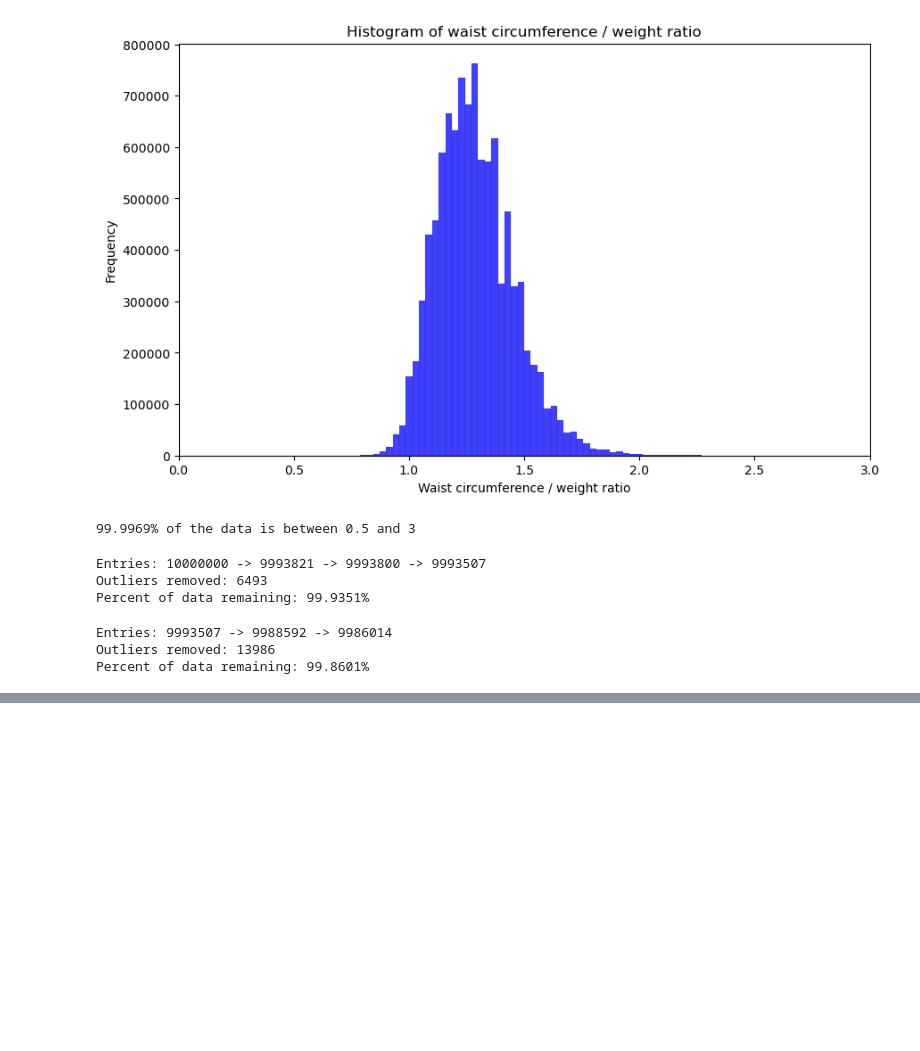
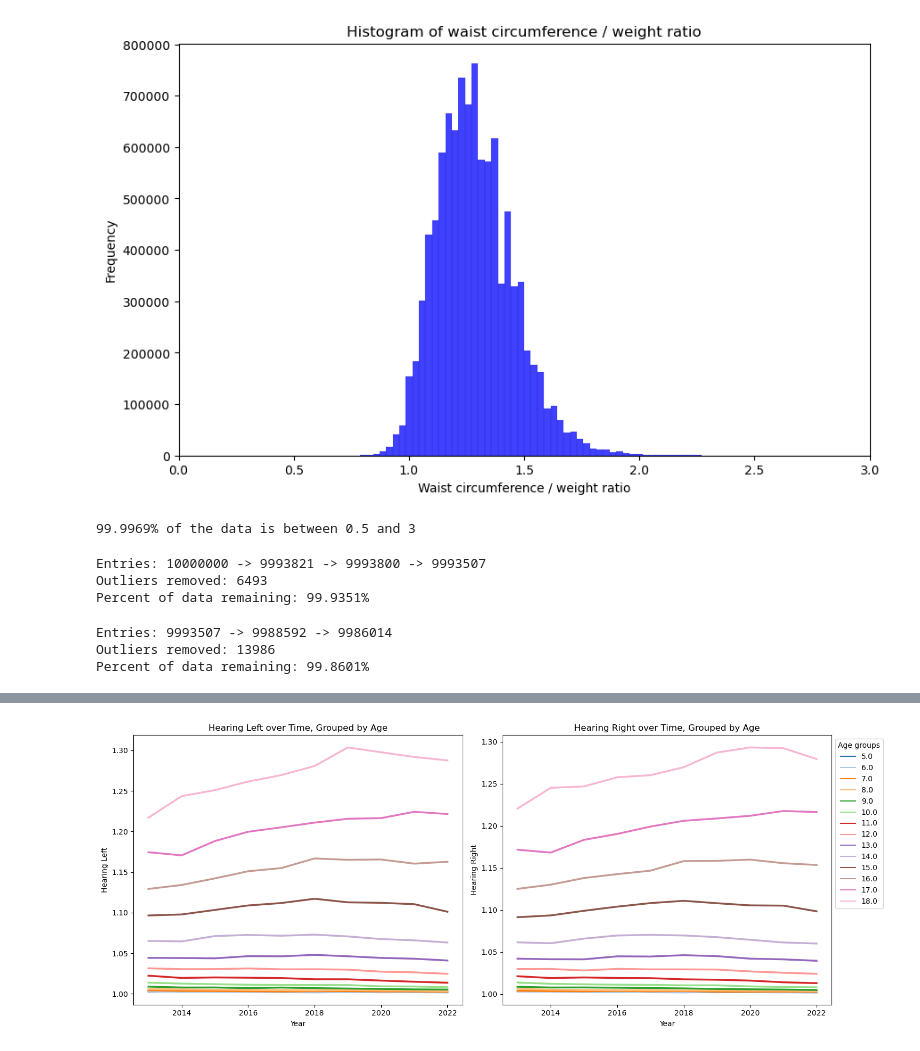
Before and after one commit to tjohns94/csd230finalproject, a Jupyter notebook: explore_wwhs.ipynb, the cells around one changed output, grey strips where cells are left out. Drawn from its saved outputs; the diff is of its cells as text; code cells hidden in the pictures; blank space fills up the shorter version.

```diff
--- a/explore_wwhs.ipynb
+++ b/explore_wwhs.ipynb
@@ -170,0 +257,19 @@ plt.show()
+# %%
+# Create line graphs for 'hearing_left' and 'hearing_right', over 'year', by 'age_groups' in 'age_group_en'
+plt.figure(figsize=(14, 6))
+plt.subplot(1, 2, 1)
+sns.lineplot(data=age_group_en, x='year', y='hearing_left', hue='age_groups', style='age_groups', dashes=False, palette='tab20', linewidth=2.5)
+plt.title('Hearing Left over Time, Grouped by Age')
+plt.xlabel('Year')
+plt.ylabel('Hearing Left')
+plt.legend().remove()
+plt.subplot(1, 2, 2)
+sns.lineplot(data=age_group_en, x='year', y='hearing_right', hue='age_groups', style='age_groups', dashes=False, palette='tab20', linewidth=2.5)
+plt.title('Hearing Right over Time, Grouped by Age')
+plt.xlabel('Year')
+plt.ylabel('Hearing Right')
+plt.tight_layout()
+plt.legend(title='Age groups', loc='upper left', bbox_to_anchor=(1, 1))
+plt.show()
+# %% [output]
+[figure, added]
```
Also changed, not shown: parts of 12 cells of this notebook.
